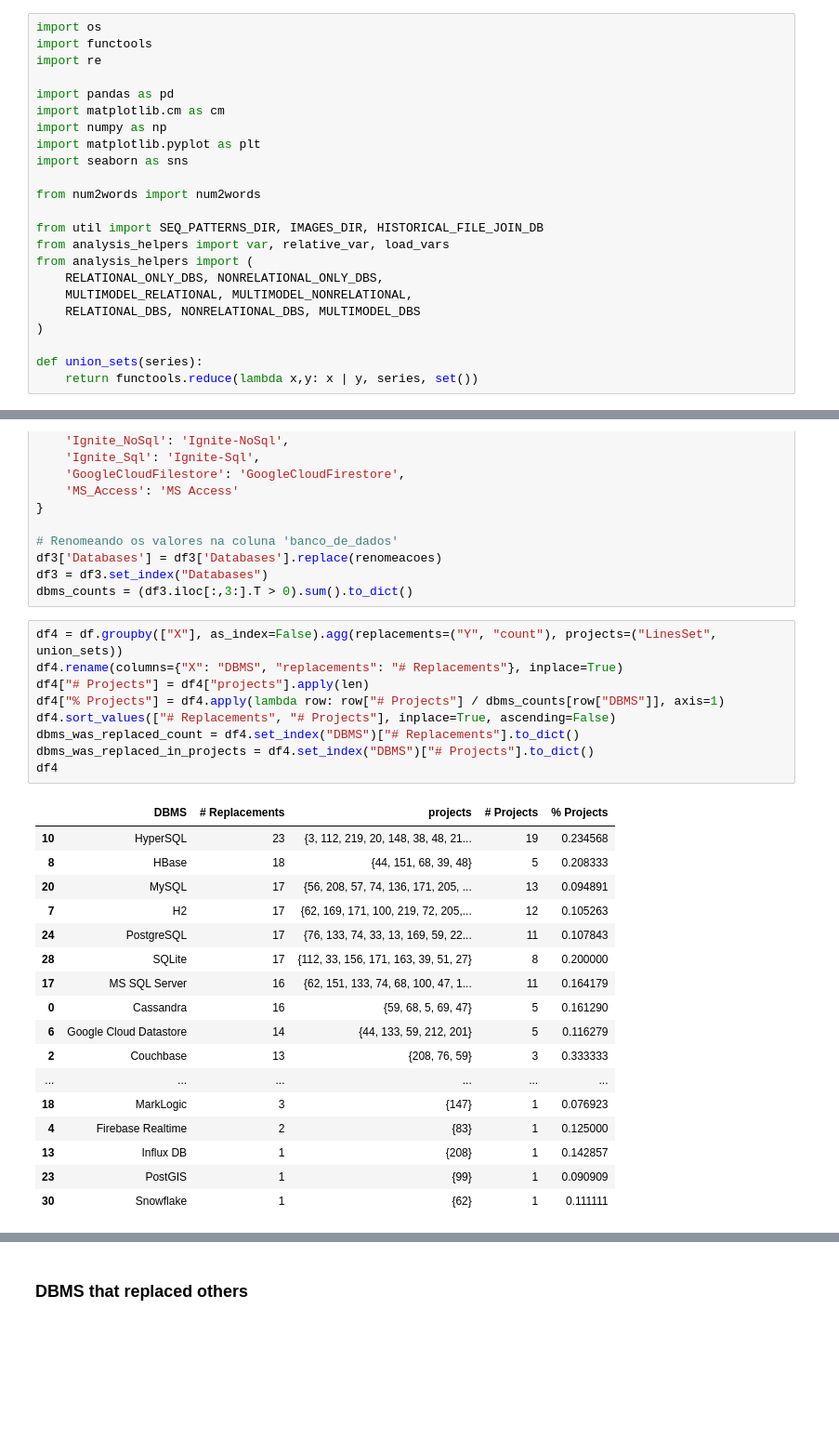
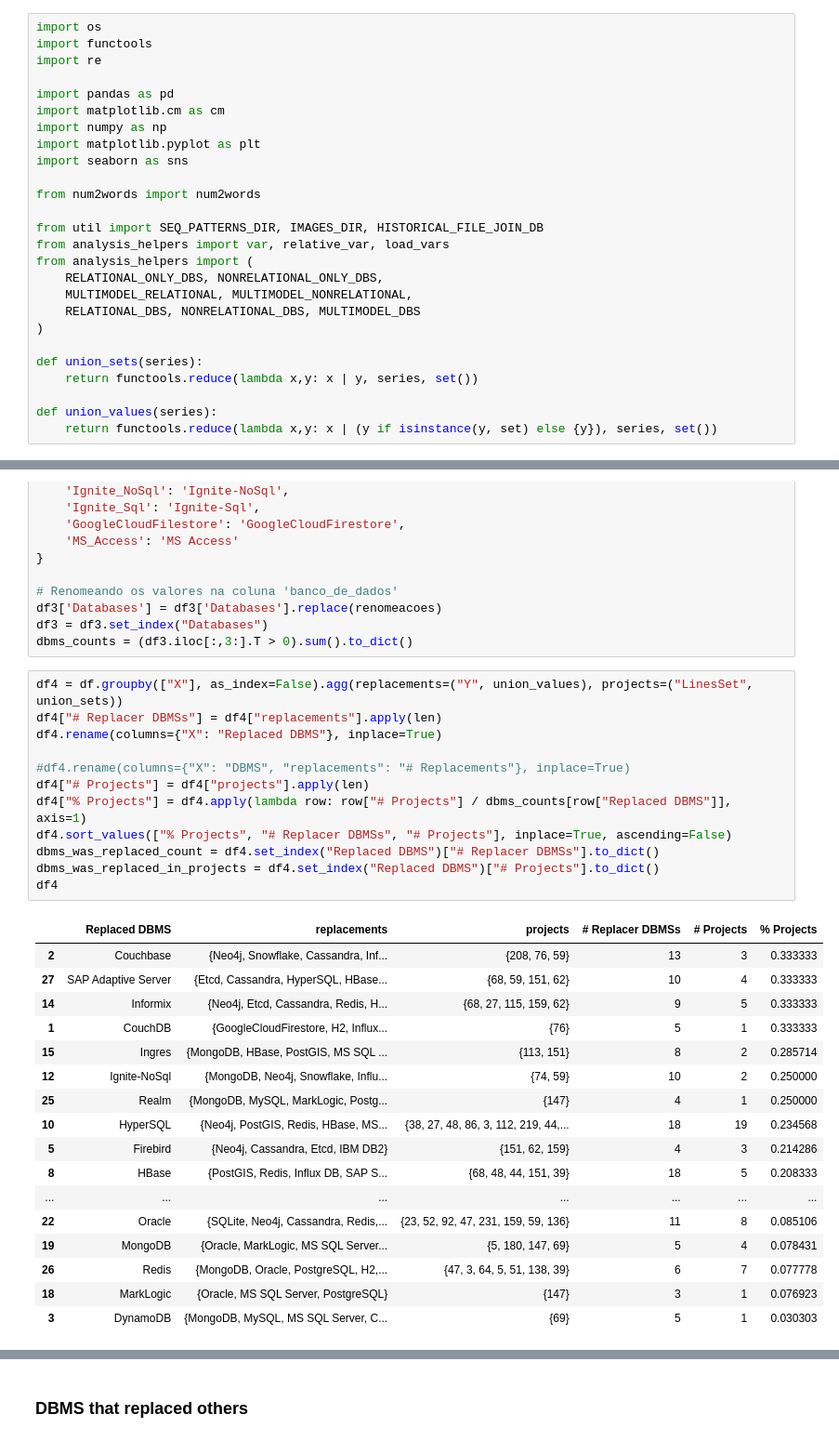
Before and after one commit to gems-uff/db-mining, a Jupyter notebook: src/rq3_replacements/seqpatterns_filters.ipynb, the cells around one changed output, grey strips where cells are left out. Shown at 93% size. Cells and saved outputs as stored; diff of their text form; blank space fills up the shorter version.

Commit message:
Update replacement analysis to combine patterns that find the same replaced and replacer

```diff
--- a/src/rq3_replacements/seqpatterns_filters.ipynb
+++ b/src/rq3_replacements/seqpatterns_filters.ipynb
@@ -84,6 +84,9 @@ from analysis_helpers import (
 
 def union_sets(series):
     return functools.reduce(lambda x,y: x | y, series, set())
+
+def union_values(series):
+    return functools.reduce(lambda x,y: x | (y if isinstance(y, set) else {y}), series, set())
 # %%
 df = pd.read_csv(SEQ_PATTERNS_DIR + os.sep + "substitutions.csv")
 # Remove meta-rules
@@ -147,30 +150,33 @@ df3['Databases'] = df3['Databases'].replace(renomeacoes)
 df3 = df3.set_index("Databases")
 dbms_counts = (df3.iloc[:,3:].T > 0).sum().to_dict()
 # %%
-df4 = df.groupby(["X"], as_index=False).agg(replacements=("Y", "count"), projects=("LinesSet", union_sets))
-df4.rename(columns={"X": "DBMS", "replacements": "# Replacements"}, inplace=True)
+df4 = df.groupby(["X"], as_index=False).agg(replacements=("Y", union_values), projects=("LinesSet", union_sets))
+df4["# Replacer DBMSs"] = df4["replacements"].apply(len)
+df4.rename(columns={"X": "Replaced DBMS"}, inplace=True)
+
+#df4.rename(columns={"X": "DBMS", "replacements": "# Replacements"}, inplace=True)
 df4["# Projects"] = df4["projects"].apply(len)
-df4["% Projects"] = df4.apply(lambda row: row["# Projects"] / dbms_counts[row["DBMS"]], axis=1)
-df4.sort_values(["# Replacements", "# Projects"], inplace=True, ascending=False)
-dbms_was_replaced_count = df4.set_index("DBMS")["# Replacements"].to_dict()
-dbms_was_replaced_in_projects = df4.set_index("DBMS")["# Projects"].to_dict()
+df4["% Projects"] = df4.apply(lambda row: row["# Projects"] / dbms_counts[row["Replaced DBMS"]], axis=1)
+df4.sort_values(["% Projects", "# Replacer DBMSs", "# Projects"], inplace=True, ascending=False)
+dbms_was_replaced_count = df4.set_index("Replaced DBMS")["# Replacer DBMSs"].to_dict()
+dbms_was_replaced_in_projects = df4.set_index("Replaced DBMS")["# Projects"].to_dict()
 df4
 # %% [output]
-|  | DBMS | # Replacements | projects | # Projects | % Projects |
-| 10 | HyperSQL | 23 | {3, 112, 219, 20, 148, 38, 48, 21... | 19 | 0.234568 |
-| 8 | HBase | 18 | {44, 151, 68, 39, 48} | 5 | 0.208333 |
-| 20 | MySQL | 17 | {56, 208, 57, 74, 136, 171, 205, ... | 13 | 0.094891 |
-| 7 | H2 | 17 | {62, 169, 171, 100, 219, 72, 205,... | 12 | 0.105263 |
-| 24 | PostgreSQL | 17 | {76, 133, 74, 33, 13, 169, 59, 22... | 11 | 0.107843 |
-| 28 | SQLite | 17 | {112, 33, 156, 171, 163, 39, 51, 27} | 8 | 0.200000 |
-| 17 | MS SQL Server | 16 | {62, 151, 133, 74, 68, 100, 47, 1... | 11 | 0.164179 |
-| 0 | Cassandra | 16 | {59, 68, 5, 69, 47} | 5 | 0.161290 |
-| 6 | Google Cloud Datastore | 14 | {44, 133, 59, 212, 201} | 5 | 0.116279 |
-| 2 | Couchbase | 13 | {208, 76, 59} | 3 | 0.333333 |
-| ... | ... | ... | ... | ... | ... |
-| 18 | MarkLogic | 3 | {147} | 1 | 0.076923 |
-| 4 | Firebase Realtime | 2 | {83} | 1 | 0.125000 |
-| 13 | Influx DB | 1 | {208} | 1 | 0.142857 |
-| 23 | PostGIS | 1 | {99} | 1 | 0.090909 |
-| 30 | Snowflake | 1 | {62} | 1 | 0.111111 |
+|  | Replaced DBMS | replacements | projects | # Replacer DBMSs | # Projects | % Projects |
+| 2 | Couchbase | {Neo4j, Snowflake, Cassandra, Inf... | {208, 76, 59} | 13 | 3 | 0.333333 |
+| 27 | SAP Adaptive Server | {Etcd, Cassandra, HyperSQL, HBase... | {68, 59, 151, 62} | 10 | 4 | 0.333333 |
+| 14 | Informix | {Neo4j, Etcd, Cassandra, Redis, H... | {68, 27, 115, 159, 62} | 9 | 5 | 0.333333 |
+| 1 | CouchDB | {GoogleCloudFirestore, H2, Influx... | {76} | 5 | 1 | 0.333333 |
+| 15 | Ingres | {MongoDB, HBase, PostGIS, MS SQL ... | {113, 151} | 8 | 2 | 0.285714 |
+| 12 | Ignite-NoSql | {MongoDB, Neo4j, Snowflake, Influ... | {74, 59} | 10 | 2 | 0.250000 |
+| 25 | Realm | {MongoDB, MySQL, MarkLogic, Postg... | {147} | 4 | 1 | 0.250000 |
+| 10 | HyperSQL | {Neo4j, PostGIS, Redis, HBase, MS... | {38, 27, 48, 86, 3, 112, 219, 44,... | 18 | 19 | 0.234568 |
+| 5 | Firebird | {Neo4j, Cassandra, Etcd, IBM DB2} | {151, 62, 159} | 4 | 3 | 0.214286 |
+| 8 | HBase | {PostGIS, Redis, Influx DB, SAP S... | {68, 48, 44, 151, 39} | 18 | 5 | 0.208333 |
+| ... | ... | ... | ... | ... | ... | ... |
+| 22 | Oracle | {SQLite, Neo4j, Cassandra, Redis,... | {23, 52, 92, 47, 231, 159, 59, 136} | 11 | 8 | 0.085106 |
+| 19 | MongoDB | {Oracle, MarkLogic, MS SQL Server... | {5, 180, 147, 69} | 5 | 4 | 0.078431 |
+| 26 | Redis | {MongoDB, Oracle, PostgreSQL, H2,... | {47, 3, 64, 5, 51, 138, 39} | 6 | 7 | 0.077778 |
+| 18 | MarkLogic | {Oracle, MS SQL Server, PostgreSQL} | {147} | 3 | 1 | 0.076923 |
+| 3 | DynamoDB | {MongoDB, MySQL, MS SQL Server, C... | {69} | 5 | 1 | 0.030303 |
 # %%
```
Also changed, not shown: parts of 17 cells of this notebook, 3 other files.
